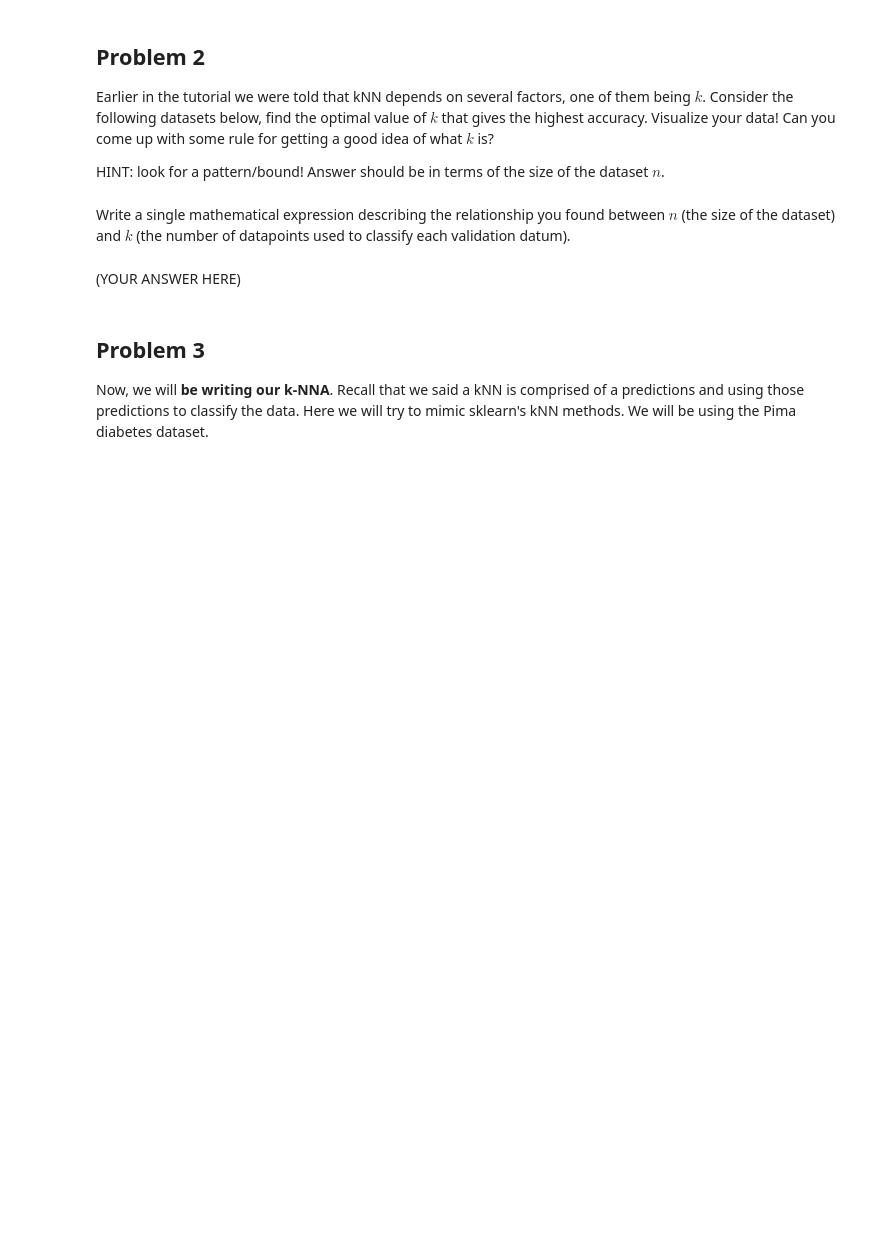
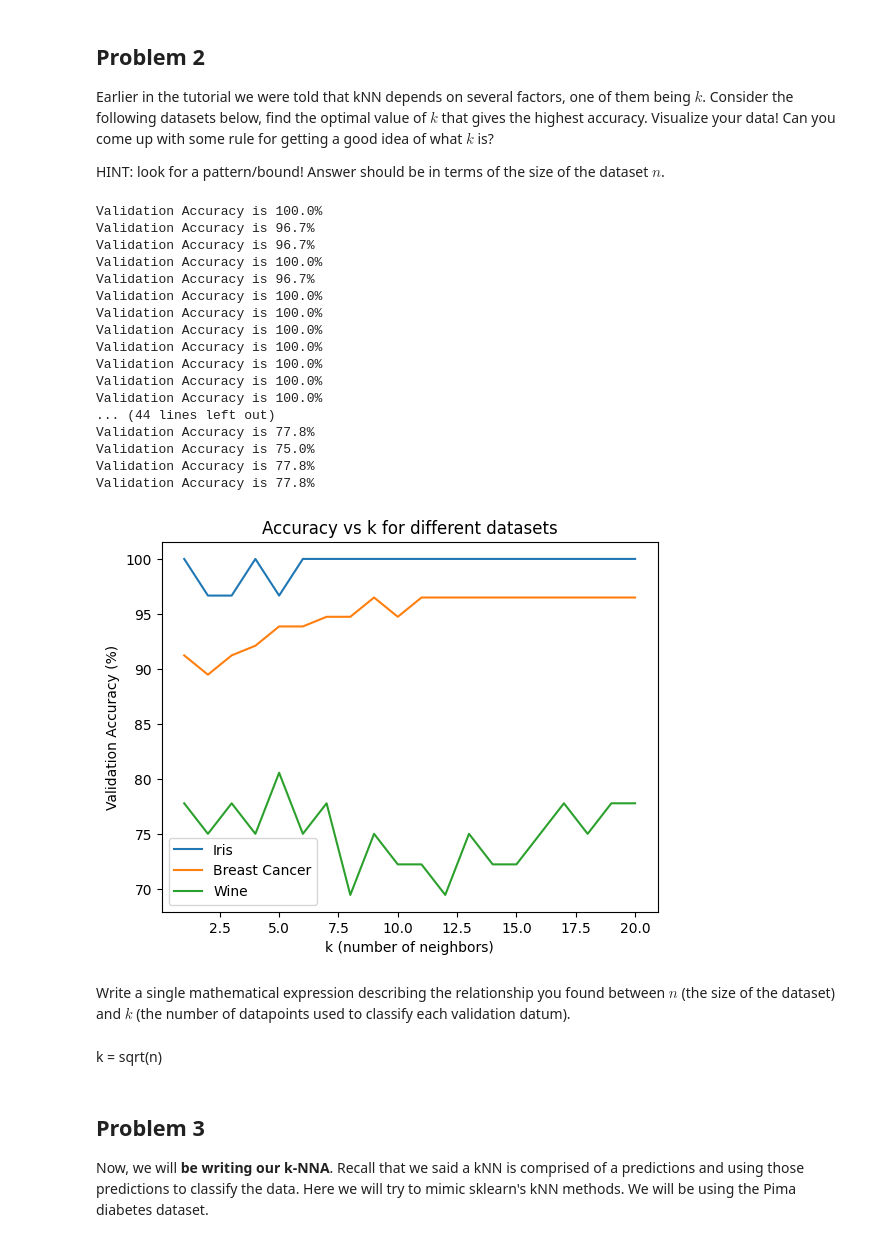
Before and after one commit to saeshaagarwal/machinelearning, a Jupyter notebook: NearestNeighbors_Exercises.ipynb, the cells around one changed output. Drawn from its saved outputs; the diff is of its cells as text; code cells hidden in the pictures; blank space fills up the shorter version.

```diff
--- a/NearestNeighbors_Exercises.ipynb
+++ b/NearestNeighbors_Exercises.ipynb
@@ -50,3 +50,4 @@ def split_train_test_dataset(dataset, k, test_size=0.2):
     knn.fit(X_train, y_train)
     print("Validation Accuracy is {:5.1%}".format(
         accuracy_score(y_val, knn.predict(X_val))))
+    return accuracy_score(y_val, knn.predict(X_val))
@@ -55,7 +54,45 @@ def split_train_test_dataset(dataset, k, test_size=0.2):
+# %%
+# YOUR CODE HERE
+datasets = {'Iris': iris, 'Breast Cancer': breast_cancer, 'Wine': wine}
+
+for name, dataset in datasets.items():
+    k_values = range(1, 21)
+    accuracies = []
+
+    for k in k_values:
+        acc = split_train_test_dataset(dataset, k)
+        accuracies.append(acc * 100)
+
+    plt.plot(k_values, accuracies, label=name)
+
+plt.xlabel('k (number of neighbors)')
+plt.ylabel('Validation Accuracy (%)')
+plt.title('Accuracy vs k for different datasets')
+plt.legend()
+plt.show()
+# %% [output]
+Validation Accuracy is 100.0%
+Validation Accuracy is 96.7%
+Validation Accuracy is 96.7%
+Validation Accuracy is 100.0%
+Validation Accuracy is 96.7%
+Validation Accuracy is 100.0%
+Validation Accuracy is 100.0%
+Validation Accuracy is 100.0%
+Validation Accuracy is 100.0%
+Validation Accuracy is 100.0%
+Validation Accuracy is 100.0%
+Validation Accuracy is 100.0%
+... (44 lines left out)
+Validation Accuracy is 77.8%
+Validation Accuracy is 75.0%
+Validation Accuracy is 77.8%
+Validation Accuracy is 77.8%
+[figure, added]
 # %% [markdown]
 Write a single mathematical expression describing the relationship you found between $n$ (the size of the dataset) and $k$ (the number of datapoints used to classify each validation datum).
-# %% [markdown]
-(YOUR ANSWER HERE)
+# %% [markdown]
+k = sqrt(n)
 # %% [markdown]
 ## Problem 3
 Now, we will **be writing our k-NNA**. Recall that we said a kNN is comprised of a predictions and using those predictions to classify the data. Here we will try to mimic sklearn's kNN methods. We will be using the Pima diabetes dataset.
```
Also changed, not shown: parts of 6 cells of this notebook, 1 other file.
